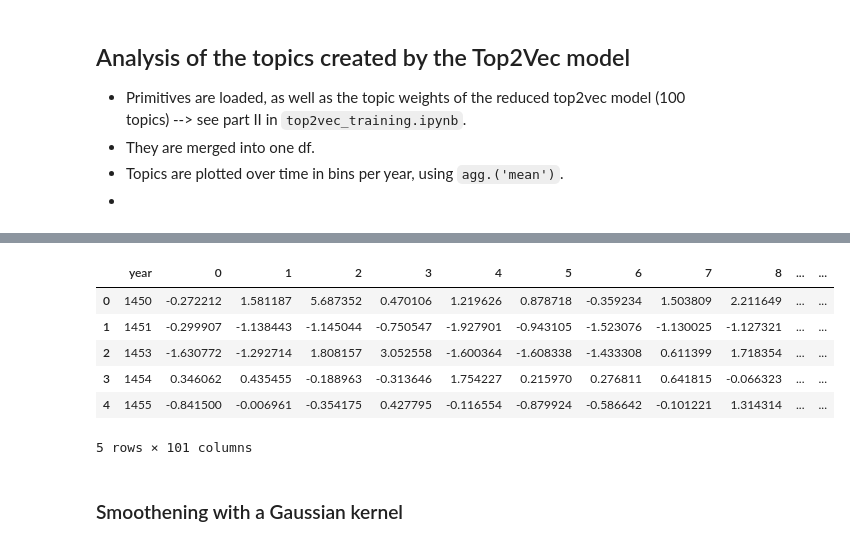
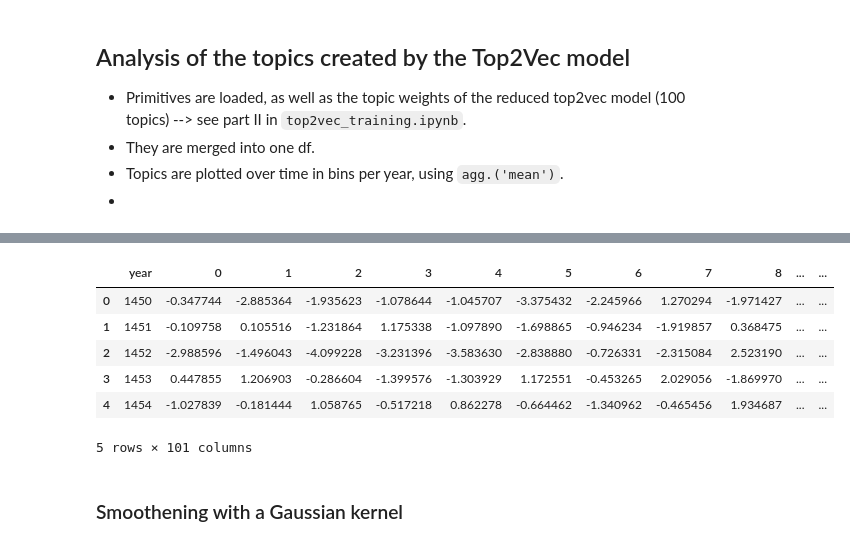
Before and after one commit to centre-for-humanities-computing/dutch-chronicles, a Jupyter notebook: notebooks/top2vec_analysis.ipynb, the cells around one changed output, grey strips where cells are left out. Cells and saved outputs as stored; diff of their text form; code cells hidden in the pictures.

```diff
--- a/notebooks/top2vec_analysis.ipynb
+++ b/notebooks/top2vec_analysis.ipynb
@@ -29,13 +33,13 @@ from scipy.ndimage import gaussian_filter1d
 # %%
-year_mean_scaled = pd.read_csv('../../corpus/year_mean_scaled.csv', index_col=0)
+year_mean_scaled = pd.read_csv('../../corpus/primitives_220503/year_mean_scaled.csv', index_col=0)
 year_mean_scaled.head()
 # %% [output]
 |  | year | 0 | 1 | 2 | 3 | 4 | 5 | 6 | 7 | 8 | ... | ... |
-| 0 | 1450 | -0.272212 | 1.581187 | 5.687352 | 0.470106 | 1.219626 | 0.878718 | -0.359234 | 1.503809 | 2.211649 | ... | ... |
-| 1 | 1451 | -0.299907 | -1.138443 | -1.145044 | -0.750547 | -1.927901 | -0.943105 | -1.523076 | -1.130025 | -1.127321 | ... | ... |
-| 2 | 1453 | -1.630772 | -1.292714 | 1.808157 | 3.052558 | -1.600364 | -1.608338 | -1.433308 | 0.611399 | 1.718354 | ... | ... |
-| 3 | 1454 | 0.346062 | 0.435455 | -0.188963 | -0.313646 | 1.754227 | 0.215970 | 0.276811 | 0.641815 | -0.066323 | ... | ... |
-| 4 | 1455 | -0.841500 | -0.006961 | -0.354175 | 0.427795 | -0.116554 | -0.879924 | -0.586642 | -0.101221 | 1.314314 | ... | ... |
+| 0 | 1450 | -0.347744 | -2.885364 | -1.935623 | -1.078644 | -1.045707 | -3.375432 | -2.245966 | 1.270294 | -1.971427 | ... | ... |
+| 1 | 1451 | -0.109758 | 0.105516 | -1.231864 | 1.175338 | -1.097890 | -1.698865 | -0.946234 | -1.919857 | 0.368475 | ... | ... |
+| 2 | 1452 | -2.988596 | -1.496043 | -4.099228 | -3.231396 | -3.583630 | -2.838880 | -0.726331 | -2.315084 | 2.523190 | ... | ... |
+| 3 | 1453 | 0.447855 | 1.206903 | -0.286604 | -1.399576 | -1.303929 | 1.172551 | -0.453265 | 2.029056 | -1.869970 | ... | ... |
+| 4 | 1454 | -1.027839 | -0.181444 | 1.058765 | -0.517218 | 0.862278 | -0.664462 | -1.340962 | -0.465456 | 1.934687 | ... | ... |
 5 rows × 101 columns
 # %% [markdown]
 ### Smoothening with a Gaussian kernel
```
Also changed, not shown: parts of 16 cells of this notebook, 4 other files.
